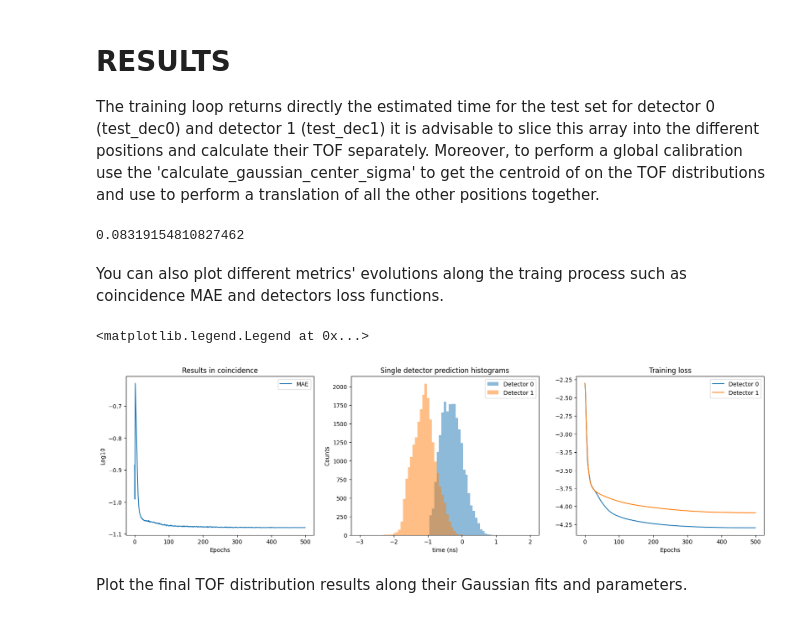
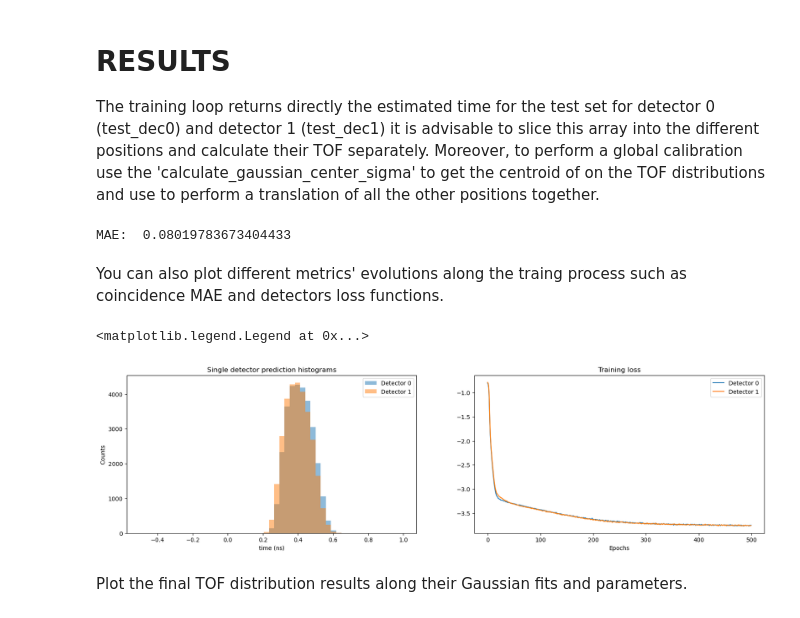
Before and after one commit to wjosefw/MLTiming, a Jupyter notebook: Quickstart_MLTiming.ipynb, the cells around one changed output. Cells and saved outputs as stored; diff of their text form; code cells hidden in the pictures.

```diff
--- a/Quickstart_MLTiming.ipynb
+++ b/Quickstart_MLTiming.ipynb
@@ -116,3 +70,19 @@ val_loader_dec1 = torch.utils.data.DataLoader(val_dataset_dec1, batch_size = len
+# %%
+# Train/Validation/Test set
+train_dec0, REF_train_dec0 = create_and_delay_pulse_pair(moved_pulses_dec0, time_step, delay_time = delay_time)
+train_dec1, REF_train_dec1 = create_and_delay_pulse_pair(moved_pulses_dec1, time_step, delay_time = delay_time)
+
+val_dec0, REF_val_dec0 = create_and_delay_pulse_pair(moved_pulses_val_dec0, time_step, delay_time = delay_time)
+val_dec1, REF_val_dec1 = create_and_delay_pulse_pair(moved_pulses_val_dec1, time_step, delay_time = delay_time)
+
+TEST = np.stack((moved_pulses_test_dec0, moved_pulses_test_dec1), axis = 2)
+# %%
+# Create Dataloaders
+train_loader_dec0 = create_dataloaders(train_dec0, REF_train_dec0, batch_size = batch_size, shuffle = True)
+train_loader_dec1 = create_dataloaders(train_dec1, REF_train_dec1, batch_size = batch_size, shuffle = True)
+
+val_loader_dec0  = create_dataloaders(val_dec0, REF_val_dec0, batch_size =  val_dec0.shape[0], shuffle = False)
+val_loader_dec1  = create_dataloaders(val_dec1, REF_val_dec1, batch_size =  val_dec1.shape[0], shuffle = False)
 # %% [markdown]
 # **ML MODEL**
 
@@ -120,12 +90,12 @@ In this quickstart notebook we use the KAN architecture. However, MLP and CNN sa
 # %%
 # Initialize model
-model_dec0 = KAN(architecture)
-model_dec1 = KAN(architecture)
+model_dec0 = ConvolutionalModel(int(stop_dec0-start_dec0))
+model_dec1 = ConvolutionalModel(int(stop_dec1-start_dec1))
 
 optimizer_dec0 = torch.optim.AdamW(model_dec0.parameters(), lr = lr)
 optimizer_dec1 = torch.optim.AdamW(model_dec1.parameters(), lr = lr)
 # %%
 # Execute train loop
-loss_dec0, val_loss_dec0, test_dec0, val_dec0 = train_loop_KAN(model_dec0, optimizer_dec0, train_loader_dec0, val_loader_dec0, torch.tensor(M_Test[:,:,0]).float(), EPOCHS = epochs,  save = False)
-loss_dec1, val_loss_dec1, test_dec1, val_dec1 = train_loop_KAN(model_dec1, optimizer_dec1, train_loader_dec1, val_loader_dec1, torch.tensor(M_Test[:,:,1]).float(), EPOCHS = epochs,  save = False)
+loss_dec0, val_loss_dec0, test_dec0, val_dec0 = train_loop_convolutional(model_dec0, optimizer_dec0, train_loader_dec0, val_loader_dec0, torch.tensor(TEST[:,:,0]).float(), EPOCHS = epochs, name = os.path.join(MODEL_SAVE_DIR, 'AG_model_dec0'),  save = save)
+loss_dec1, val_loss_dec1, test_dec1, val_dec1 = train_loop_convolutional(model_dec1, optimizer_dec1, train_loader_dec1, val_loader_dec1, torch.tensor(TEST[:,:,1]).float(), EPOCHS = epochs, name = os.path.join(MODEL_SAVE_DIR, 'AG_model_dec1'),  save = save)
 # %% [output]
@@ -150,57 +120,41 @@ LOSS val 8.27656258479692e-05
 # **RESULTS**
 
 The training loop returns directly the estimated time for the test set for detector 0 (test_dec0) and detector 1 (test_dec1) it is advisable to slice this array into the different positions and calculate their TOF separately. Moreover, to perform a global calibration use the 'calculate_gaussian_center_sigma' to get the centroid of on the TOF distributions and use to perform a translation of all the other positions together.
-# %%
-# Calculate TOF
-TOF = test_dec0 - test_dec1
-
-TOF_V00 = TOF[:,:test_data_55.shape[0]]
-TOF_V02 = TOF[:, test_data_55.shape[0] : test_data_55.shape[0] + test_data_28.shape[0]]
-TOF_V20 = TOF[:, test_data_55.shape[0]  + test_data_28.shape[0]:]
-
-# Calulate Test error
-centroid_V00 = calculate_gaussian_center(TOF_V00, nbins = nbins, limits = 5)
-
-error_V02 = abs((TOF_V02 - centroid_V00[:, np.newaxis] - positions[0]))
-error_V00 = abs((TOF_V00 - centroid_V00[:, np.newaxis] - positions[1]))
-error_V20 = abs((TOF_V20 - centroid_V00[:, np.newaxis] - positions[2]))
-
-#Get MAE
-Error = np.concatenate((error_V02, error_V20, error_V00), axis = 1)
-MAE = np.mean(Error, axis = 1)
-print(MAE[-1])
-# %% [output]
-0.08319154810827462
+# %%
+# Calculate TOF
+TOF = test_dec0 - test_dec1
+
+# Calulate Test error and MAE
+centroid_V00 = calculate_gaussian_center(TOF, nbins = nbins, limit = 3)
+
+error = abs((TOF - centroid_V00[:, np.newaxis] ))
+MAE = np.mean(error, axis = 1)
+print('MAE: ', MAE[-1])
+# %% [output]
+MAE:  0.08019783673404433
 # %% [markdown]
 You can also plot different metrics' evolutions along the traing process such as coincidence MAE and detectors loss functions.
 # %%
 # Plot
 plt.figure(figsize = (20,5))
-plt.subplot(131)
-plt.plot(np.log10(MAE[:].astype('float64')), label = 'MAE')
-plt.title('Results in coincidence')
-plt.xlabel('Epochs')
-plt.ylabel('Log10')
-plt.legend()
-
-plt.subplot(132)
-plt.hist(test_dec0[-1, :], bins = nbins, range = [-3, 2], alpha = 0.5, label = 'Detector 0');
-plt.hist(test_dec1[-1, :], bins = nbins, range = [-3, 2], alpha = 0.5, label = 'Detector 1');
+plt.subplot(121)
+plt.hist(test_dec0[-1, :], bins = nbins, range = [-0.5, 1], alpha = 0.5, label = 'Detector 0');
+plt.hist(test_dec1[-1, :], bins = nbins, range = [-0.5, 1], alpha = 0.5, label = 'Detector 1');
 
 plt.title('Single detector prediction histograms')
 plt.xlabel('time (ns)')
 plt.ylabel('Counts')
 plt.legend()
 
-plt.subplot(133)
+plt.subplot(122)
 plt.plot(np.log10(loss_dec0.astype('float32')), label = 'Detector 0')
 plt.plot(np.log10(loss_dec1.astype('float32')), label = 'Detector 1')
 plt.title('Training loss')
 plt.xlabel('Epochs')
 plt.legend()
 # %% [output]
 <matplotlib.legend.Legend at 0x...>
-[figure, old version]
+[figure, new version]
 # %% [markdown]
 Plot the final TOF distribution results along their Gaussian fits and parameters.
 # %%
```
Also changed, not shown: parts of 13 cells of this notebook.
